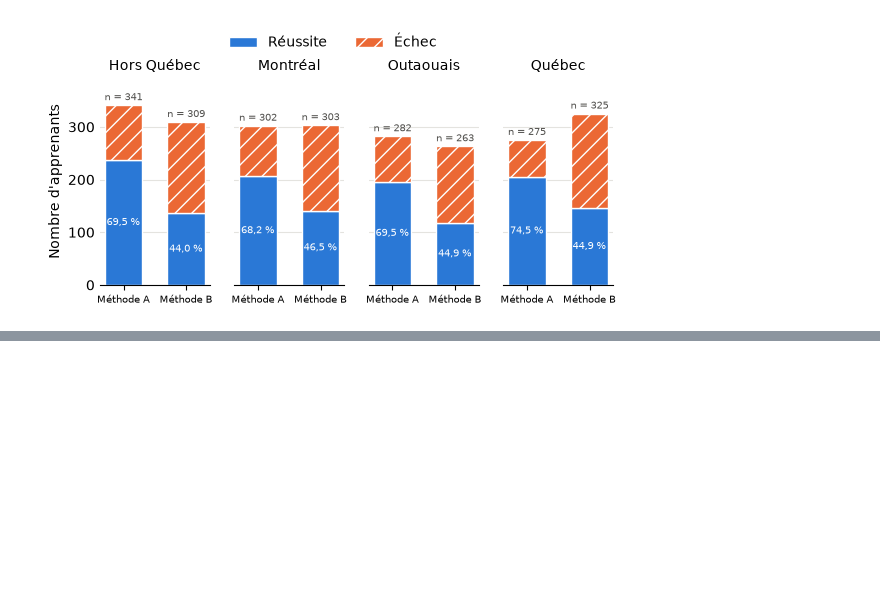
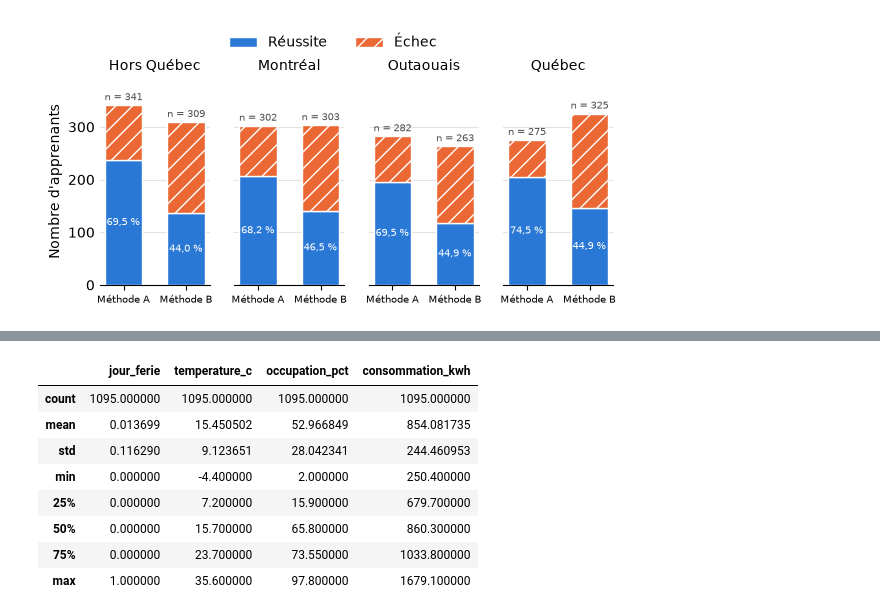
Before and after one commit to Dandalex/Devoir1ConceptStat, a Jupyter notebook: Dandrea_Devoir_I.ipynb, the cells around one changed output, grey strips where cells are left out. Saved outputs shown, nothing was run; the diff lists cells and outputs as text; code cells hidden in the pictures; blank space fills up the shorter version.

```diff
--- a/Dandrea_Devoir_I.ipynb
+++ b/Dandrea_Devoir_I.ipynb
@@ -350,0 +374,12 @@ plt.show()
+# %%
+df_j2.describe()
+# %% [output]
+|  | jour_ferie | temperature_c | occupation_pct | consommation_kwh |
+| count | 1095.000000 | 1095.000000 | 1095.000000 | 1095.000000 |
+| mean | 0.013699 | 15.450502 | 52.966849 | 854.081735 |
+| std | 0.116290 | 9.123651 | 28.042341 | 244.460953 |
+| min | 0.000000 | -4.400000 | 2.000000 | 250.400000 |
+| 25% | 0.000000 | 7.200000 | 15.900000 | 679.700000 |
+| 50% | 0.000000 | 15.700000 | 65.800000 | 860.300000 |
+| 75% | 0.000000 | 23.700000 | 73.550000 | 1033.800000 |
+| max | 1.000000 | 35.600000 | 97.800000 | 1679.100000 |
```
Also changed, not shown: parts of 5 cells of this notebook.
